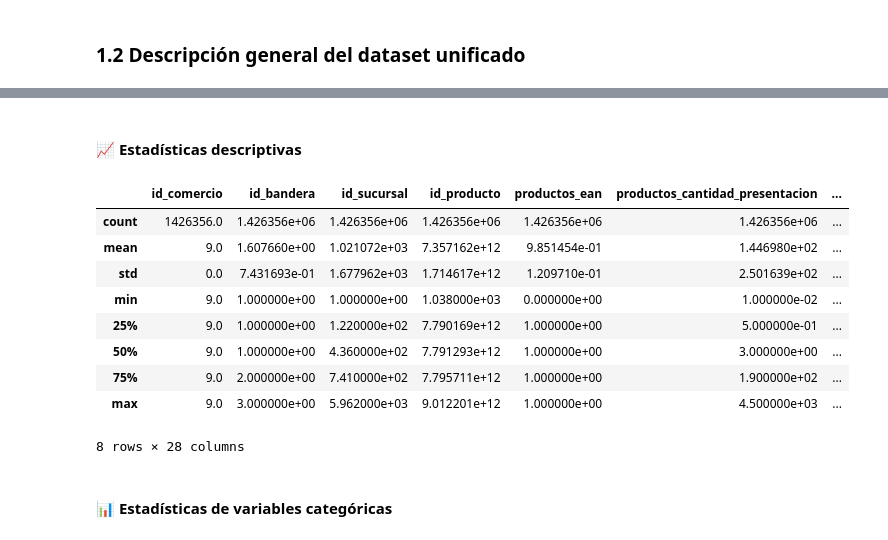
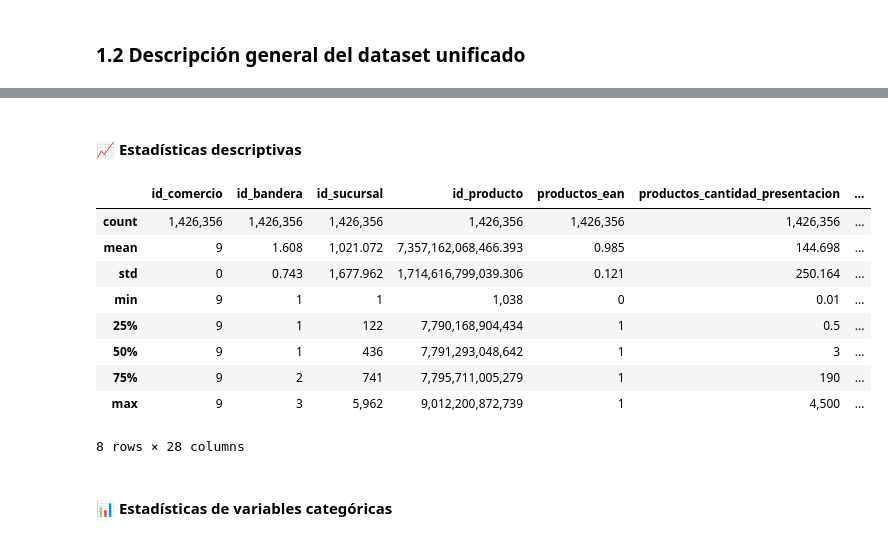
Before and after one commit to chronos000/CEIA_AdD25_grupo5, a Jupyter notebook: tp (grupo 5).ipynb, the cells around one changed output, grey strips where cells are left out. Saved outputs shown, nothing was run; the diff lists cells and outputs as text; code cells hidden in the pictures.

```diff
--- a/tp (grupo 5).ipynb
+++ b/tp (grupo 5).ipynb
@@ -487,19 +487,50 @@ memory usage: 544.1+ MB
-# %%
-# Estadísticas descriptivas de las variables numéricas
-display(Markdown("#### 📈 Estadísticas descriptivas "))
-df.describe()
-# %% [output]
-#### 📈 Estadísticas descriptivas
-|  | id_comercio | id_bandera | id_sucursal | id_producto | productos_ean | productos_cantidad_presentacion | ... |
-| count | 1426356.0 | 1.426356e+06 | 1.426356e+06 | 1.426356e+06 | 1.426356e+06 | 1.426356e+06 | ... |
-| mean | 9.0 | 1.607660e+00 | 1.021072e+03 | 7.357162e+12 | 9.851454e-01 | 1.446980e+02 | ... |
-| std | 0.0 | 7.431693e-01 | 1.677962e+03 | 1.714617e+12 | 1.209710e-01 | 2.501639e+02 | ... |
-| min | 9.0 | 1.000000e+00 | 1.000000e+00 | 1.038000e+03 | 0.000000e+00 | 1.000000e-02 | ... |
-| 25% | 9.0 | 1.000000e+00 | 1.220000e+02 | 7.790169e+12 | 1.000000e+00 | 5.000000e-01 | ... |
-| 50% | 9.0 | 1.000000e+00 | 4.360000e+02 | 7.791293e+12 | 1.000000e+00 | 3.000000e+00 | ... |
-| 75% | 9.0 | 2.000000e+00 | 7.410000e+02 | 7.795711e+12 | 1.000000e+00 | 1.900000e+02 | ... |
-| max | 9.0 | 3.000000e+00 | 5.962000e+03 | 9.012201e+12 | 1.000000e+00 | 4.500000e+03 | ... |
-8 rows × 28 columns
+# %%
+# Estadísticas descriptivas de las variables numéricas
+display(Markdown("#### 📈 Estadísticas descriptivas "))
+
+# 1. Intentamos convertir TODAS las columnas del dataframe a números de forma segura.
+for col in df.columns:
+    try:
+        # Forzar la conversión y aplicar el cambio.
+        df[col] = pd.to_numeric(df[col])
+    except (ValueError, TypeError):
+        # Si arroja un error porque tiene puro texto, no hacemos nada y sigue siendo texto.
+        pass
+
+# 2. Calculamos estadísticas
+#desc = df.describe(include='all')
+desc = df.describe()
+
+# 3. Función hiper-inteligente para formatear
+def quitar_ceros_basura(val):
+    if pd.isna(val):
+        return "NaN"
+    # Usamos type() para asegurar fuertemente que no confunda booleanos
+    if type(val) in [int, float]:
+        texto = f"{val:,.3f}"
+        if '.' in texto:
+            texto = texto.rstrip('0').rstrip('.')
+        return texto
+    return str(val)
+
+# 4. Aplicamos a toda la tabla
+desc_formateado = desc.copy()
+for col in desc.columns:
+    desc_formateado[col] = desc[col].apply(quitar_ceros_basura)
+
+display(desc_formateado)
+# %% [output]
+#### 📈 Estadísticas descriptivas
+|  | id_comercio | id_bandera | id_sucursal | id_producto | productos_ean | productos_cantidad_presentacion | ... |
+| count | 1,426,356 | 1,426,356 | 1,426,356 | 1,426,356 | 1,426,356 | 1,426,356 | ... |
+| mean | 9 | 1.608 | 1,021.072 | 7,357,162,068,466.393 | 0.985 | 144.698 | ... |
+| std | 0 | 0.743 | 1,677.962 | 1,714,616,799,039.306 | 0.121 | 250.164 | ... |
+| min | 9 | 1 | 1 | 1,038 | 0 | 0.01 | ... |
+| 25% | 9 | 1 | 122 | 7,790,168,904,434 | 1 | 0.5 | ... |
+| 50% | 9 | 1 | 436 | 7,791,293,048,642 | 1 | 3 | ... |
+| 75% | 9 | 2 | 741 | 7,795,711,005,279 | 1 | 190 | ... |
+| max | 9 | 3 | 5,962 | 9,012,200,872,739 | 1 | 4,500 | ... |
+8 rows × 28 columns
 # %%
 # Estadísticas de variables categóricas
 display(Markdown("#### 📊 Estadísticas de variables categóricas "))
```
Also changed, not shown: parts of 38 cells of this notebook.
